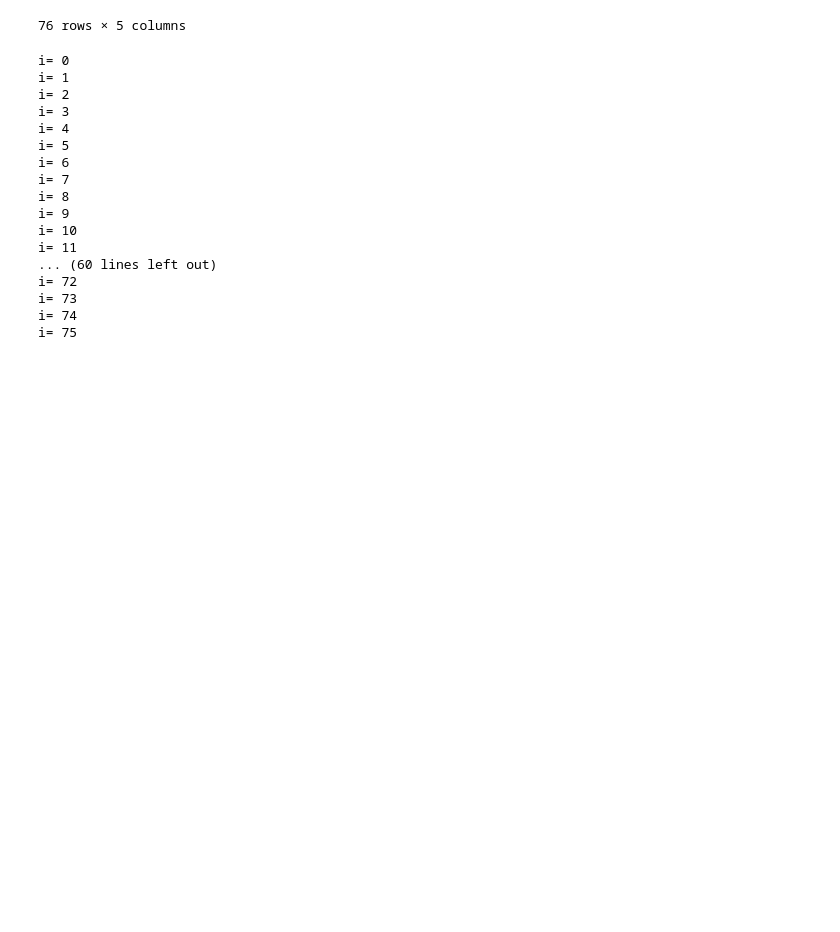
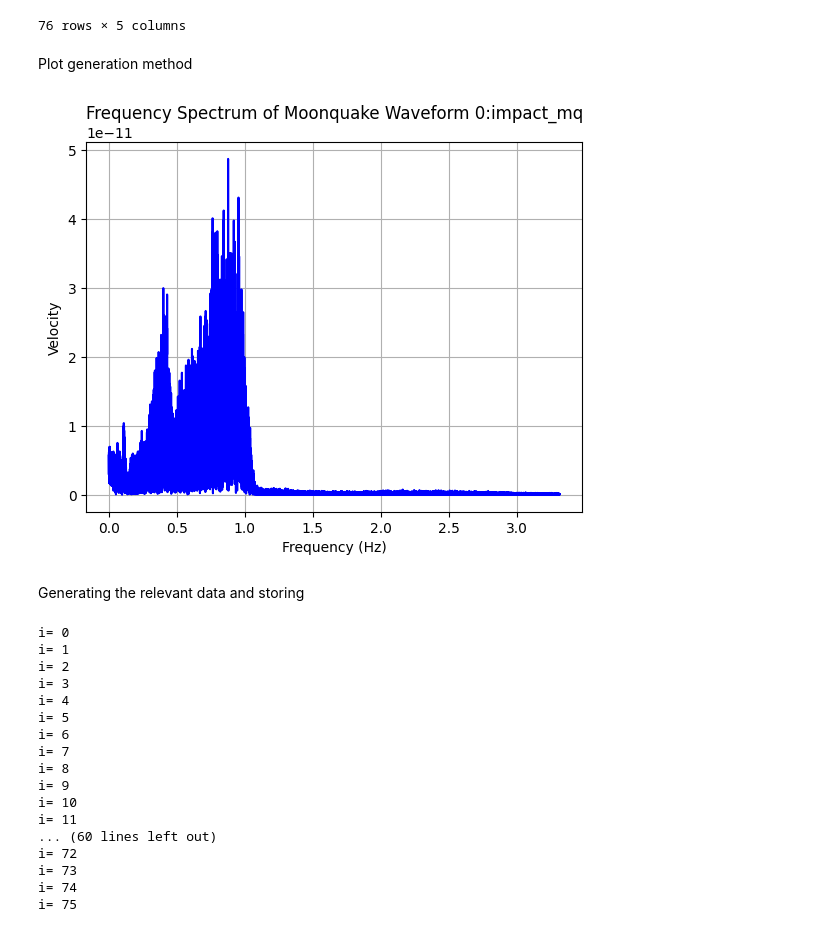
Before and after one commit to Codersworld-23/Richter_Victors-Cosmoquake_Analyzer, a Jupyter notebook: Main/Training and preparation code.ipynb, the cells around one changed output. Drawn from its saved outputs; the diff is of its cells as text; code cells hidden in the pictures; blank space fills up the shorter version.

```diff
--- a/Main/Training and preparation code.ipynb
+++ b/Main/Training and preparation code.ipynb
@@ -51,6 +58,43 @@ def generatevalues(i):
     area=(np.sum(yf*xf))
     label=row['mq_type']
     return np.array([max_velocity, weighted_velocity, mean_velocity, freq_of_max, area, label])
+# %% [markdown]
+Plot generation method
+# %%
+def generateplot(i):
+    row = cat.iloc[i]
+    # If we want the value of relative time, we don't need to use datetime
+    arrival_time_rel = row['time_rel(sec)']
+    test_filename = row.filename
+    data_directory = './data/lunar/training/data/S12_GradeA/'
+    csv_file = f'{data_directory}{test_filename}.csv'
+    data = pd.read_csv(csv_file)
+    data=data.loc[data['time_rel(sec)']>=arrival_time_rel]
+    # data=data.loc[int(data['velocity(m/s)'])]
+    # t=arv['time_rel(sec)'].index[0]
+    time = data['time_rel(sec)']  # Assuming the first column is time
+    amplitude = data['velocity(m/s)']  # Assuming the second column is amplitude
+    amplitude=np.asfarray(amplitude)
+    # Number of sample points
+    N = len(amplitude)
+    # Sample spacing (assuming uniform sampling)
+    time=np.array(time)
+    T = time[1] - time[0]
+    # Perform the Fourier Transform
+    yf = 2.0/N * np.abs(fft(amplitude)[:N//2])
+    xf = fftfreq(N, T)[:N//2]
+    pl=plt
+    pl.plot(xf, yf,color='blue')
+    pl.grid(True)
+    pl.xlabel('Frequency (Hz)')
+    pl.ylabel('Velocity')
+    pl.title(f'Frequency Spectrum of Moonquake Waveform {i}:{row['mq_type']}')
+# %%
+generateplot(0)
+# %% [output]
+[figure, added]
+# %% [markdown]
+Generating the relevant data and storing
 # %%
 lis=[]
 for i in range(76):
```
Also changed, not shown: parts of 9 cells of this notebook.
